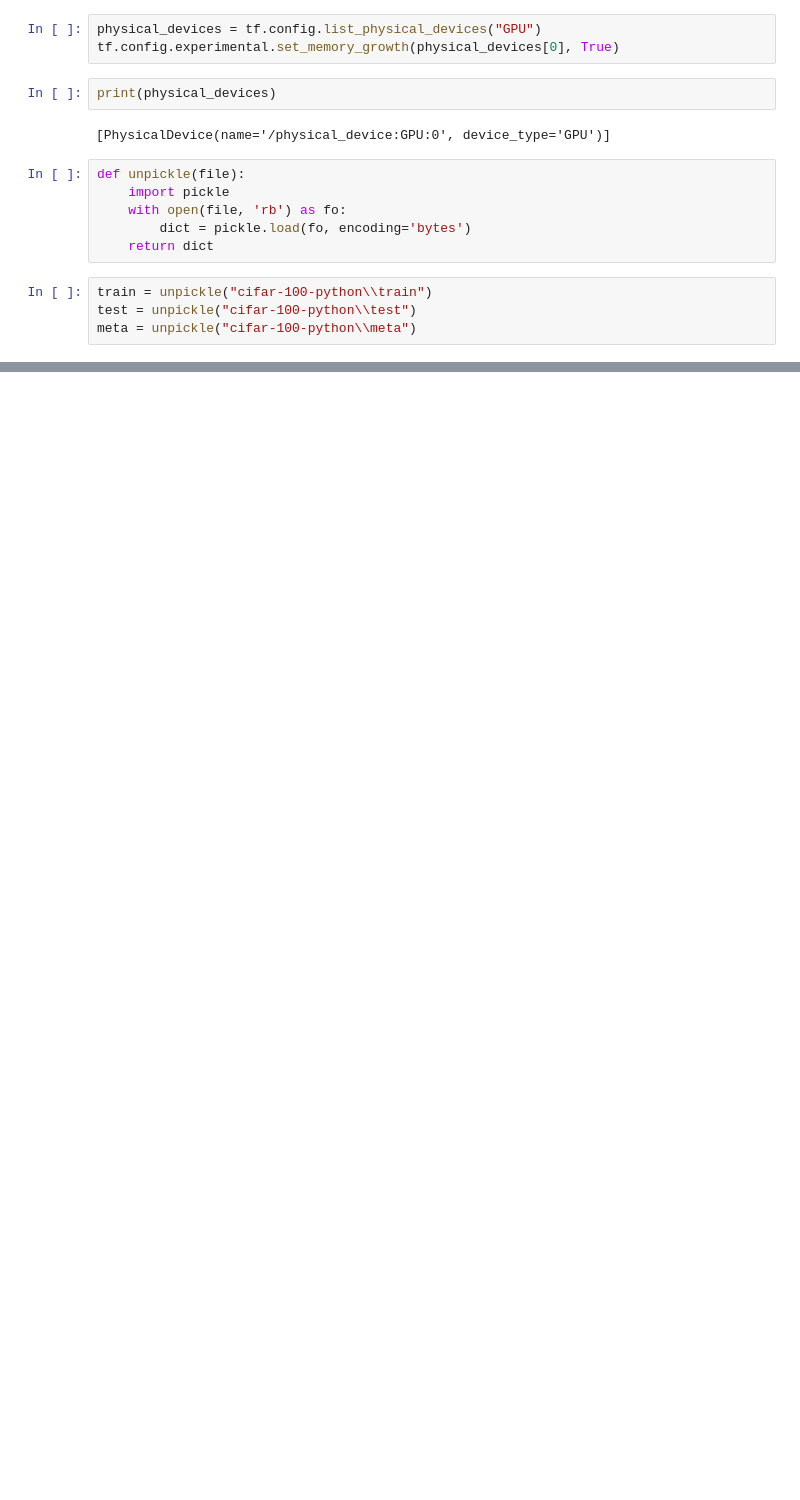
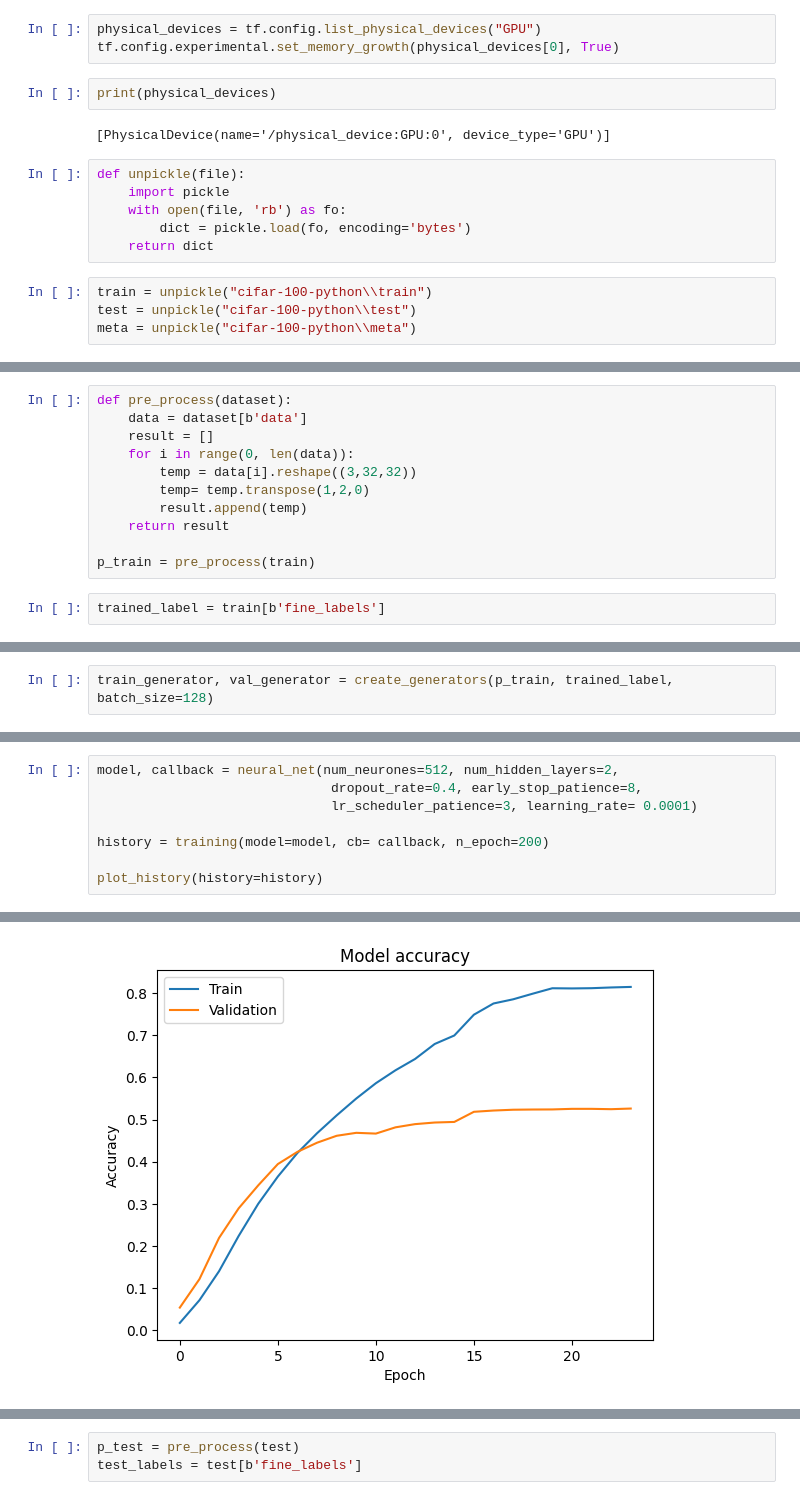
Before and after one commit to Ddne59/Cifar100, a Jupyter notebook: main.ipynb, the cells around one changed output, grey strips where cells are left out. Saved outputs shown, nothing was run; the diff lists cells and outputs as text; blank space fills up the shorter version.

Commit message:
first training attempt

```diff
--- a/main.ipynb
+++ b/main.ipynb
@@ -51,0 +56,13 @@ display_rd_img(train)
+# %%
+def pre_process(dataset):
+    data = dataset[b'data']
+    result = []
+    for i in range(0, len(data)):
+        temp = data[i].reshape((3,32,32))
+        temp= temp.transpose(1,2,0)
+        result.append(temp)
+    return result
+
+p_train = pre_process(train)
+# %%
+trained_label = train[b'fine_labels']
@@ -51,0 +143,2 @@ display_rd_img(train)
+# %%
+train_generator, val_generator = create_generators(p_train, trained_label, batch_size=128)
@@ -51,0 +206,9 @@ display_rd_img(train)
+# %%
+model, callback = neural_net(num_neurones=512, num_hidden_layers=2,
+                              dropout_rate=0.4, early_stop_patience=8,
+                              lr_scheduler_patience=3, learning_rate= 0.0001)
+
+history = training(model=model, cb= callback, n_epoch=200)
+
+plot_history(history=history)
+# %% [output]
@@ -51,0 +232 @@ display_rd_img(train)
+[figure, added]
@@ -51,0 +234,3 @@ display_rd_img(train)
+# %%
+p_test = pre_process(test)
+test_labels = test[b'fine_labels']
```
Also changed, not shown: parts of 12 cells of this notebook, 2 other files.
